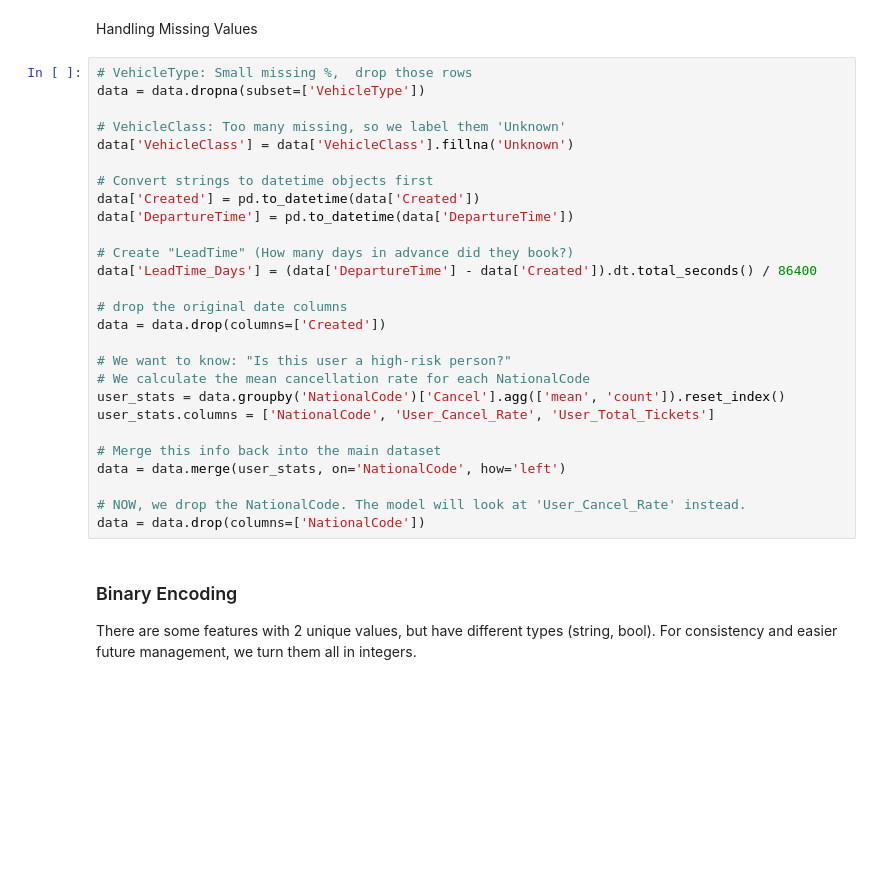
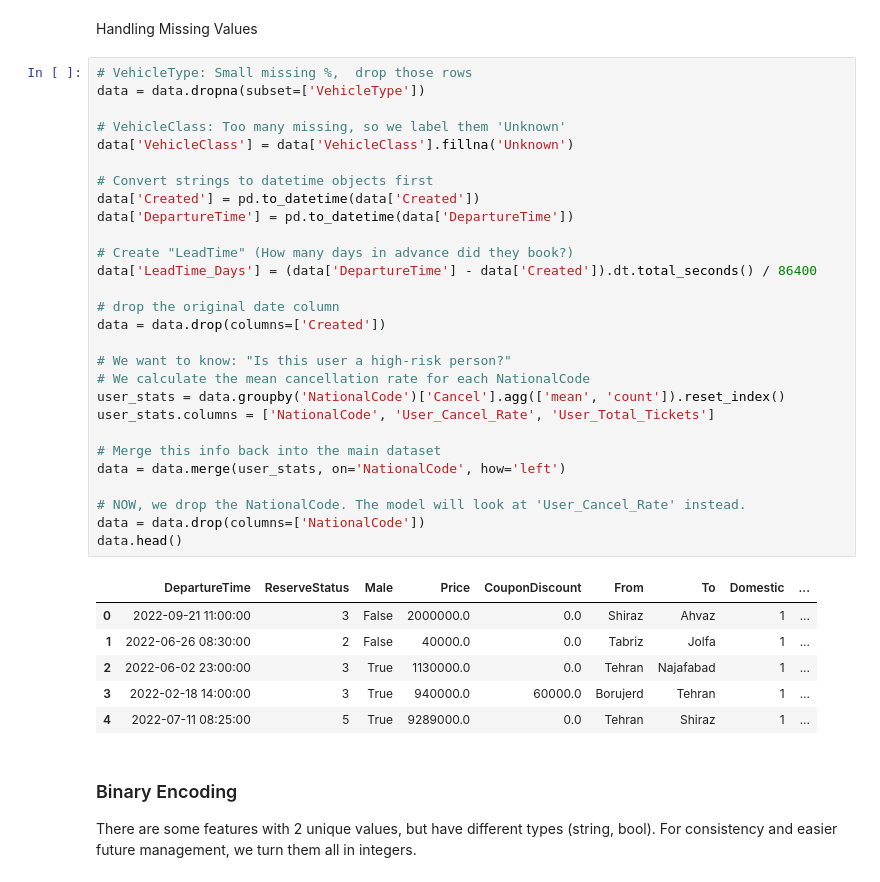
Before and after one commit to silviacalabretta/statistical-methods-project, a Jupyter notebook: notebooks/01_data_exploration.ipynb, the cells around one changed output. Saved outputs shown, nothing was run; the diff lists cells and outputs as text; blank space fills up the shorter version.

```diff
--- a/notebooks/01_data_exploration.ipynb
+++ b/notebooks/01_data_exploration.ipynb
@@ -487,30 +502,38 @@ Handling Missing Values
 # %%
 # VehicleType: Small missing %,  drop those rows
 data = data.dropna(subset=['VehicleType'])
 
 # VehicleClass: Too many missing, so we label them 'Unknown'
 data['VehicleClass'] = data['VehicleClass'].fillna('Unknown')
 
 # Convert strings to datetime objects first
 data['Created'] = pd.to_datetime(data['Created'])
 data['DepartureTime'] = pd.to_datetime(data['DepartureTime'])
 
 # Create "LeadTime" (How many days in advance did they book?)
 data['LeadTime_Days'] = (data['DepartureTime'] - data['Created']).dt.total_seconds() / 86400
 
-# drop the original date columns
+# drop the original date column
 data = data.drop(columns=['Created'])
 
 # We want to know: "Is this user a high-risk person?"
 # We calculate the mean cancellation rate for each NationalCode
 user_stats = data.groupby('NationalCode')['Cancel'].agg(['mean', 'count']).reset_index()
 user_stats.columns = ['NationalCode', 'User_Cancel_Rate', 'User_Total_Tickets']
 
 # Merge this info back into the main dataset
 data = data.merge(user_stats, on='NationalCode', how='left')
 
 # NOW, we drop the NationalCode. The model will look at 'User_Cancel_Rate' instead.
 data = data.drop(columns=['NationalCode'])
+data.head()
+# %% [output]
+|  | DepartureTime | ReserveStatus | Male | Price | CouponDiscount | From | To | Domestic | ... |
+| 0 | 2022-09-21 11:00:00 | 3 | False | 2000000.0 | 0.0 | Shiraz | Ahvaz | 1 | ... |
+| 1 | 2022-06-26 08:30:00 | 2 | False | 40000.0 | 0.0 | Tabriz | Jolfa | 1 | ... |
+| 2 | 2022-06-02 23:00:00 | 3 | True | 1130000.0 | 0.0 | Tehran | Najafabad | 1 | ... |
+| 3 | 2022-02-18 14:00:00 | 3 | True | 940000.0 | 60000.0 | Borujerd | Tehran | 1 | ... |
+| 4 | 2022-07-11 08:25:00 | 5 | True | 9289000.0 | 0.0 | Tehran | Shiraz | 1 | ... |
 # %% [markdown]
 ### Binary Encoding
 There are some features with 2 unique values, but have different types (string, bool). For consistency and easier future management, we turn them all in integers.
```
Also changed, not shown: parts of 9 cells of this notebook.
